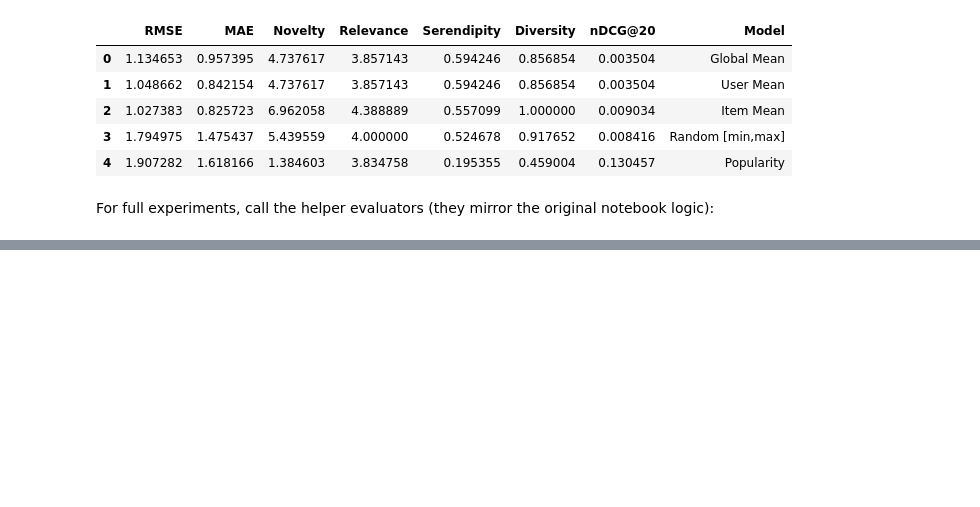
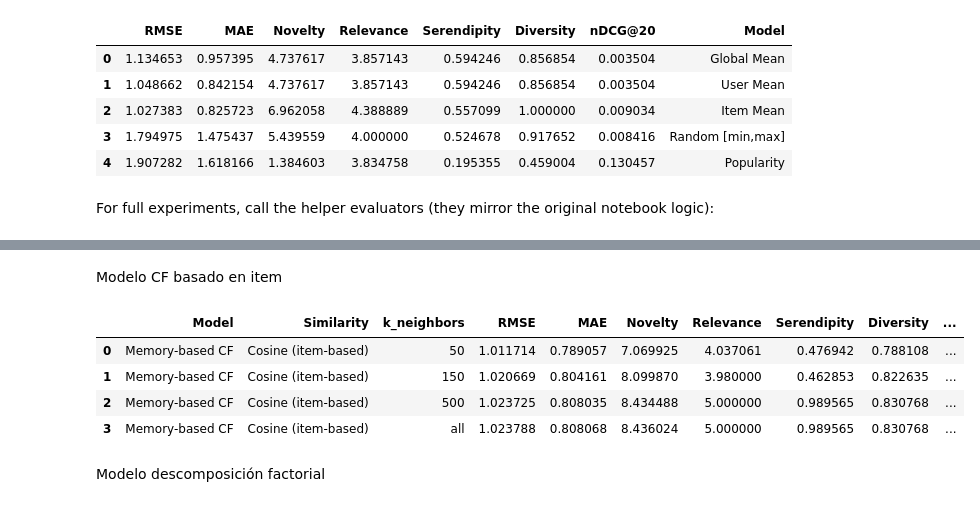
Before and after one commit to IagoArias/Fairness-is-Recommendation-Systems, a Jupyter notebook: notebooks/modular_pipeline.ipynb, the cells around one changed output, grey strips where cells are left out. Cells and saved outputs as stored; diff of their text form; code cells hidden in the pictures; blank space fills up the shorter version.

```diff
--- a/notebooks/modular_pipeline.ipynb
+++ b/notebooks/modular_pipeline.ipynb
@@ -89,0 +82,13 @@ cf_user_metrics
+# %% [markdown]
+Modelo CF basado en item
+# %%
+metrics_item_based_cf, avg_item_based_cf = evaluate_item_based_cf(folds)
+avg_item_based_cf
+# %% [output]
+|  | Model | Similarity | k_neighbors | RMSE | MAE | Novelty | Relevance | Serendipity | Diversity | ... |
+| 0 | Memory-based CF | Cosine (item-based) | 50 | 1.011714 | 0.789057 | 7.069925 | 4.037061 | 0.476942 | 0.788108 | ... |
+| 1 | Memory-based CF | Cosine (item-based) | 150 | 1.020669 | 0.804161 | 8.099870 | 3.980000 | 0.462853 | 0.822635 | ... |
+| 2 | Memory-based CF | Cosine (item-based) | 500 | 1.023725 | 0.808035 | 8.434488 | 5.000000 | 0.989565 | 0.830768 | ... |
+| 3 | Memory-based CF | Cosine (item-based) | all | 1.023788 | 0.808068 | 8.436024 | 5.000000 | 0.989565 | 0.830768 | ... |
+# %% [markdown]
+ Modelo descomposición factorial
```
Also changed, not shown: parts of 7 cells of this notebook, 3 other files.
